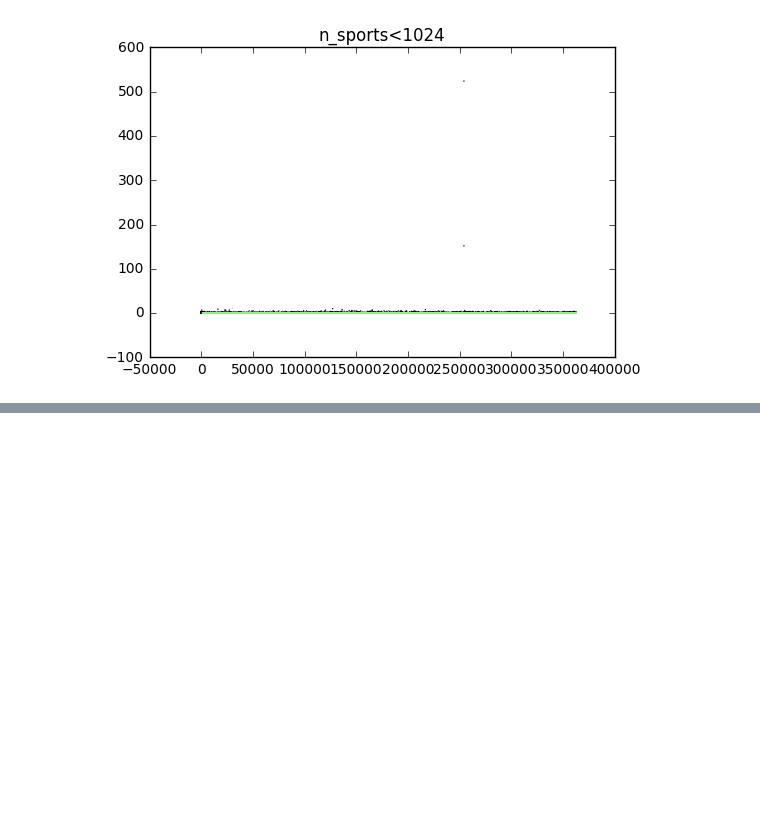
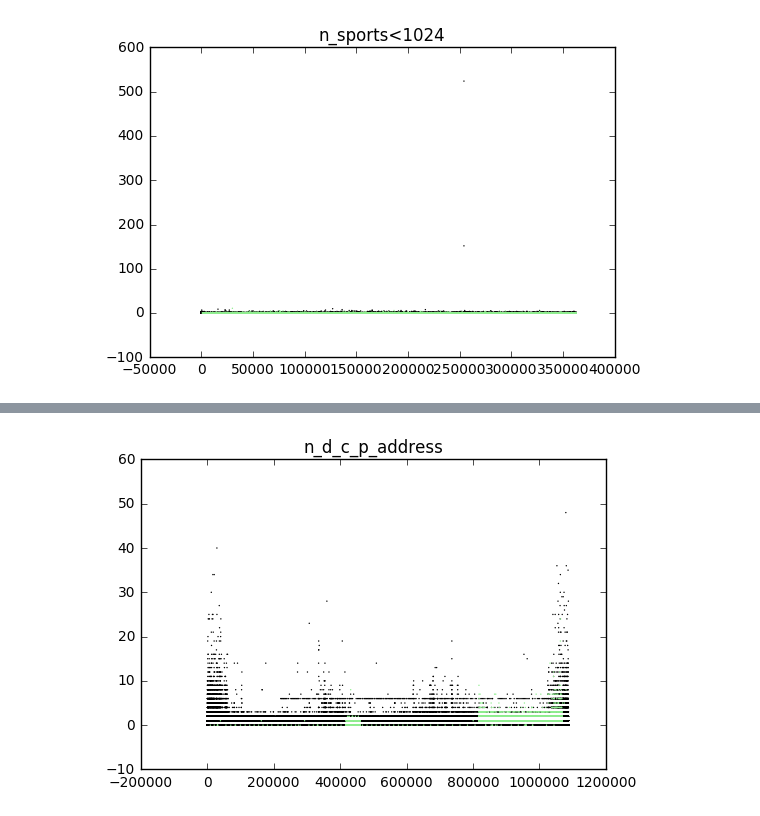
Before and after one commit to SpokenBanana/BinetflowTrainer, a Jupyter notebook: FeaturePlotting.ipynb, the cells around one changed output, grey strips where cells are left out. Saved outputs shown, nothing was run; the diff lists cells and outputs as text; code cells hidden in the pictures; blank space fills up the shorter version.

```diff
--- a/FeaturePlotting.ipynb
+++ b/FeaturePlotting.ipynb
@@ -36,0 +41,4 @@ feature_plotting(5, binet_files[12])
+# %%
+feature_plotting(14, binet_files[2])
+# %% [output]
+[figure, added]
```
Also changed, not shown: parts of 1 cell of this notebook, 1 other file.
